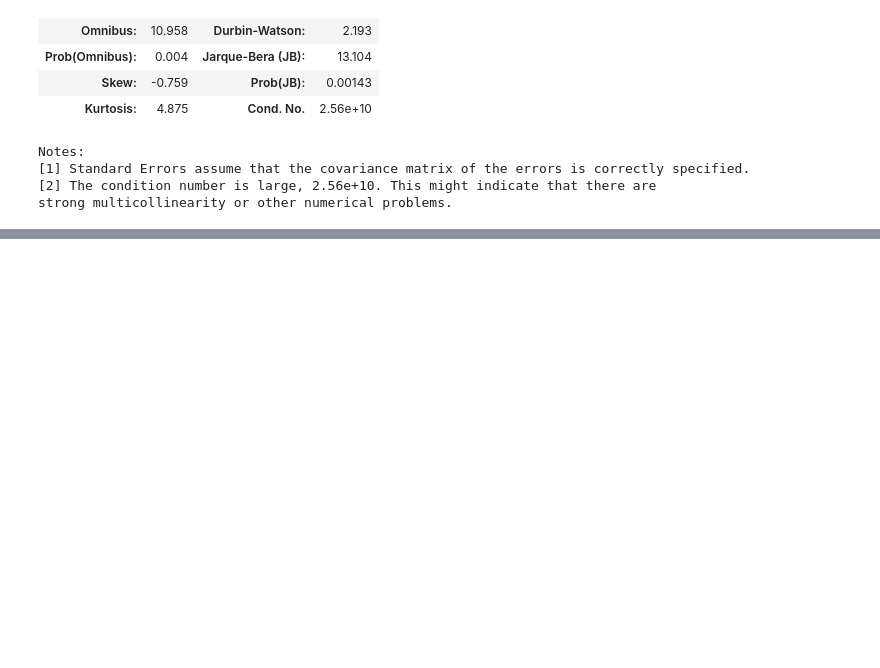
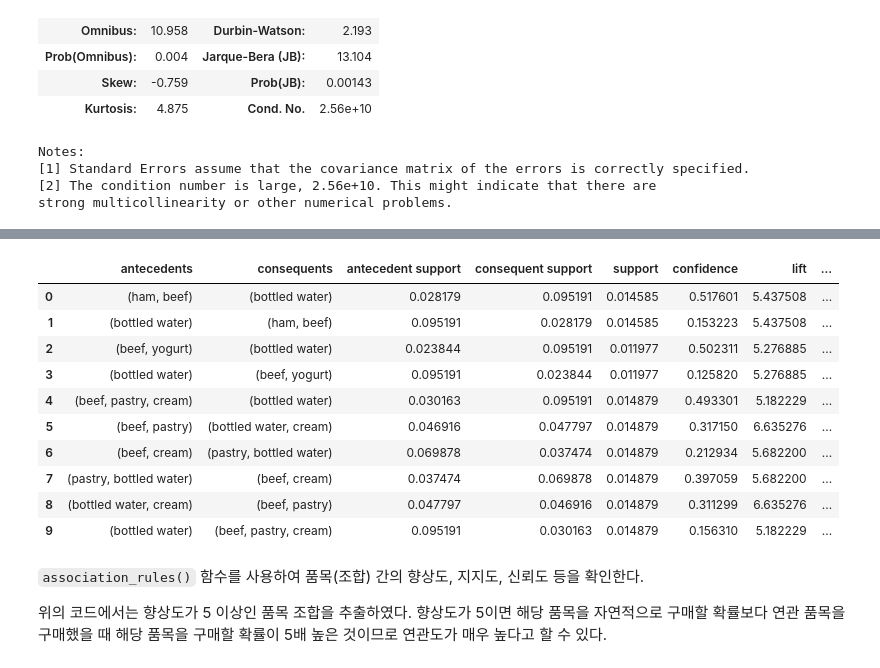
Before and after one commit to choiwlsd/KHUDA, a Jupyter notebook: DataBusinessRecommendationSystem/DBRS_Week6.ipynb, the cells around one changed output, grey strips where cells are left out. Saved outputs shown, nothing was run; the diff lists cells and outputs as text; code cells hidden in the pictures; blank space fills up the shorter version.

```diff
--- a/DataBusinessRecommendationSystem/DBRS_Week6.ipynb
+++ b/DataBusinessRecommendationSystem/DBRS_Week6.ipynb
@@ -530,0 +686,3 @@ strong multicollinearity or other numerical problems.
+# %%
+df = pd.read_csv('market_basket.csv')
+df.head()
@@ -530,0 +696,11 @@ strong multicollinearity or other numerical problems.
+# %%
+# apriori 모델 적용을 위한 품목 리스트 가공
+itemset = df.drop_duplicates(
+    ['cust_cd', 'std_dt', 'prdct_nm']).groupby(
+        ['cust_cd', 'std_dt'])['prdct_nm'].apply(list)
+
+itemset = pd.DataFrame(itemset).reset_index().drop(
+    ['cust_cd', 'std_dt'], axis='columns')
+
+itemset = itemset.squeeze()
+itemset.head()
@@ -530,0 +719,10 @@ strong multicollinearity or other numerical problems.
+# %%
+# apriori 모델 적용을 위한 장바구니 - 품목 더미 가공
+
+encoder = TransactionEncoder()
+encoder_T = encoder.fit(itemset).transform(itemset)
+
+# 데이터프레임으로 변경
+itemset_matrix = pd.DataFrame(encoder_T, columns=encoder.columns_)
+
+itemset_matrix.head()
@@ -530,0 +737,4 @@ strong multicollinearity or other numerical problems.
+# %%
+# 지지도 0.1 기준으로 apriori 적용
+itemset_apriori = apriori(itemset_matrix, min_support=0.01, use_colnames=True)
+itemset_apriori.head()
@@ -530,0 +748,19 @@ strong multicollinearity or other numerical problems.
+# %%
+# 향상도 5 이상 상품 조합 추출
+association_rules(itemset_apriori, metric='lift', min_threshold=5)
+# %% [output]
+|  | antecedents | consequents | antecedent support | consequent support | support | confidence | lift | ... |
+| 0 | (ham, beef) | (bottled water) | 0.028179 | 0.095191 | 0.014585 | 0.517601 | 5.437508 | ... |
+| 1 | (bottled water) | (ham, beef) | 0.095191 | 0.028179 | 0.014585 | 0.153223 | 5.437508 | ... |
+| 2 | (beef, yogurt) | (bottled water) | 0.023844 | 0.095191 | 0.011977 | 0.502311 | 5.276885 | ... |
+| 3 | (bottled water) | (beef, yogurt) | 0.095191 | 0.023844 | 0.011977 | 0.125820 | 5.276885 | ... |
+| 4 | (beef, pastry, cream) | (bottled water) | 0.030163 | 0.095191 | 0.014879 | 0.493301 | 5.182229 | ... |
+| 5 | (beef, pastry) | (bottled water, cream) | 0.046916 | 0.047797 | 0.014879 | 0.317150 | 6.635276 | ... |
+| 6 | (beef, cream) | (pastry, bottled water) | 0.069878 | 0.037474 | 0.014879 | 0.212934 | 5.682200 | ... |
+| 7 | (pastry, bottled water) | (beef, cream) | 0.037474 | 0.069878 | 0.014879 | 0.397059 | 5.682200 | ... |
+| 8 | (bottled water, cream) | (beef, pastry) | 0.047797 | 0.046916 | 0.014879 | 0.311299 | 6.635276 | ... |
+| 9 | (bottled water) | (beef, pastry, cream) | 0.095191 | 0.030163 | 0.014879 | 0.156310 | 5.182229 | ... |
+# %% [markdown]
+`association_rules()` 함수를 사용하여 품목(조합) 간의 향상도, 지지도, 신뢰도 등을 확인한다.
+
+위의 코드에서는 향상도가 5 이상인 품목 조합을 추출하였다. 향상도가 5이면 해당 품목을 자연적으로 구매할 확률보다 연관 품목을 구매했을 때 해당 품목을 구매할 확률이 5배 높은 것이므로 연관도가 매우 높다고 할 수 있다.
```
Also changed, not shown: parts of 79 cells of this notebook.
